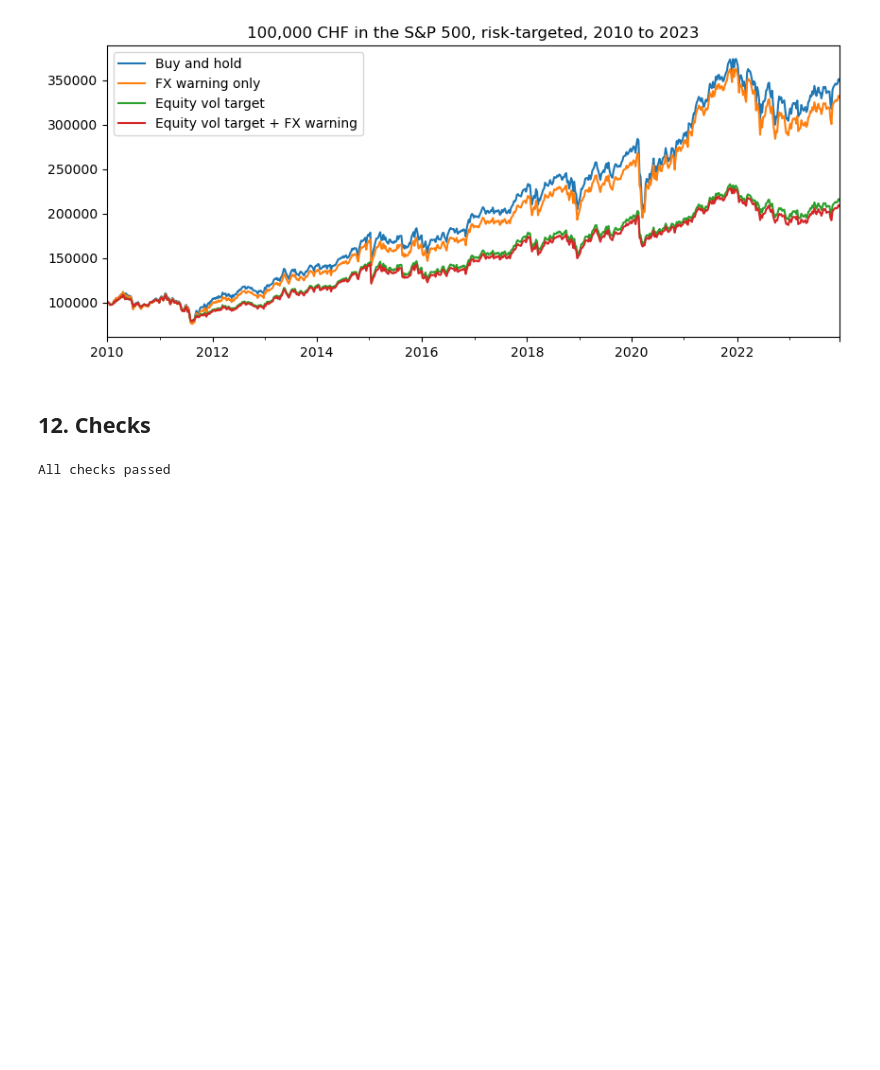
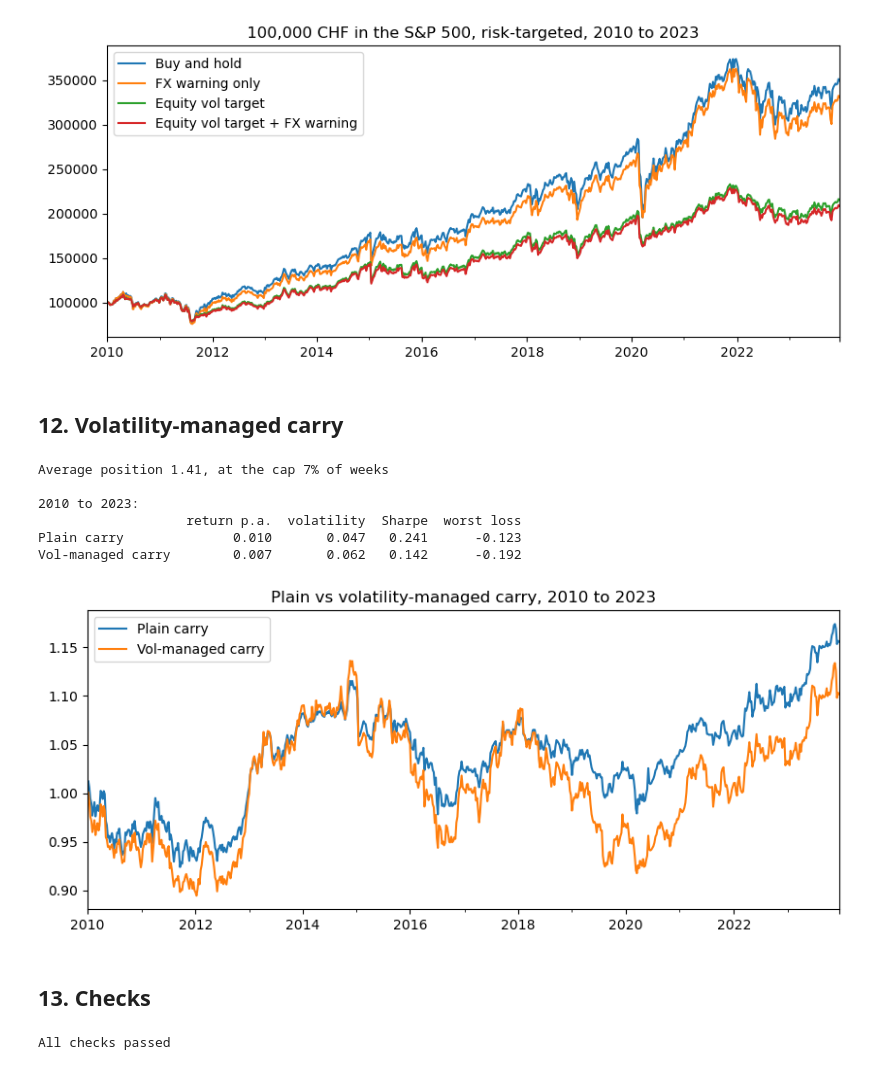
Before and after one commit to Roberto-Berardi/trend-following-fx-risk-factor, a Jupyter notebook: code/04_volatility.ipynb, the cells around one changed output. Saved outputs shown, nothing was run; the diff lists cells and outputs as text; code cells hidden in the pictures; blank space fills up the shorter version.

Commit message:
Figures, tables and statistical tests

```diff
--- a/code/04_volatility.ipynb
+++ b/code/04_volatility.ipynb
@@ -42,8 +43,8 @@ weekly = pd.read_csv(f"{helpers.PROCESSED}/weekly.csv", index_col=0, parse_dates
 daily = pd.read_csv(f"{helpers.PROCESSED}/daily_factor.csv", index_col=0, parse_dates=True).iloc[:, 0]
 
 # The holdout (2024 onward) stays untouched until the very end of the project
-weekly = weekly[weekly.index < helpers.HOLDOUT_START]
-daily = daily[daily.index < helpers.HOLDOUT_START]
+weekly = weekly[weekly.index.year <= helpers.LAST_TEST_YEAR]
+daily = daily[daily.index.year <= helpers.LAST_TEST_YEAR]
 
 factor = weekly["factor"]
 rv = weekly["rv"]
@@ -118,7 +121,7 @@ Rows: 977 from 2005-04-08 to 2023-12-22
 # For each test year (2010 to 2023), every model is estimated on the years before it.
 # All four produce, at each Friday, a forecast of NEXT week's volatility (annualised).
 
-test_years = range(helpers.FIRST_TEST_YEAR, 2024)
+test_years = range(helpers.FIRST_TEST_YEAR, helpers.LAST_TEST_YEAR + 1)
 fc_naive, fc_reg, fc_garch, fc_gp, fc_gp_std = [], [], [], [], []
 
 for year in test_years:
@@ -468,8 +476,42 @@ FX warning only                       0.089       0.178   0.570      -0.320
 Equity vol target                     0.056       0.142   0.456      -0.269
 Equity vol target + FX warning        0.054       0.142   0.442      -0.269
 [figure]
+# %% [markdown]
+## 12. Volatility-managed carry
+# %%
+# The factor as a standalone strategy (PLAN.md 5f). Plain carry holds it always.
+# The managed version bets more when the regression forecasts a calm week and less when it
+# forecasts a wild one: position = 5% / forecast volatility, capped at 2, long only.
+pos_carry = (0.05 / np.exp(forecasts["regression"])).clip(upper=2.0)
+
+carry = pd.DataFrame(index=idx)
+carry["Plain carry"] = factor.loc[idx]
+held = pos_carry.shift(1)
+cost = helpers.COST_BP / 1e4 * pos_carry.diff().abs().fillna(0)
+carry["Vol-managed carry"] = (held * factor.loc[idx] - cost).fillna(0)
+
+perf_carry = pd.DataFrame({
+    "return p.a.": (1 + carry).prod() ** (52 / len(carry)) - 1,
+    "volatility": carry.std() * np.sqrt(52),
+    "Sharpe": carry.apply(helpers.sharpe_ratio),
+    "worst loss": carry.apply(helpers.max_drawdown),
+}).round(3)
+print(f"Average position {pos_carry.mean():.2f}, at the cap {(pos_carry >= 2).mean():.0%} of weeks")
+print("\n2010 to 2023:")
+print(perf_carry.to_string())
+
+carry.join(pos_carry.rename("pos_carry")).to_csv(f"{helpers.PROCESSED}/carry.csv")
+(1 + carry).cumprod().plot(figsize=(10, 4), title="Plain vs volatility-managed carry, 2010 to 2023");
+# %% [output]
+Average position 1.41, at the cap 7% of weeks
+
+2010 to 2023:
+                   return p.a.  volatility  Sharpe  worst loss
+Plain carry              0.010       0.047   0.241      -0.123
+Vol-managed carry        0.007       0.062   0.142      -0.192
+[figure, added]
 # %% [markdown]
-## 12. Checks
+## 13. Checks
 # %%
 # No holdout data anywhere
 for obj in (forecasts, stress, overlay, portfolios):
```
Also changed, not shown: parts of 7 cells of this notebook, 18 other files.
